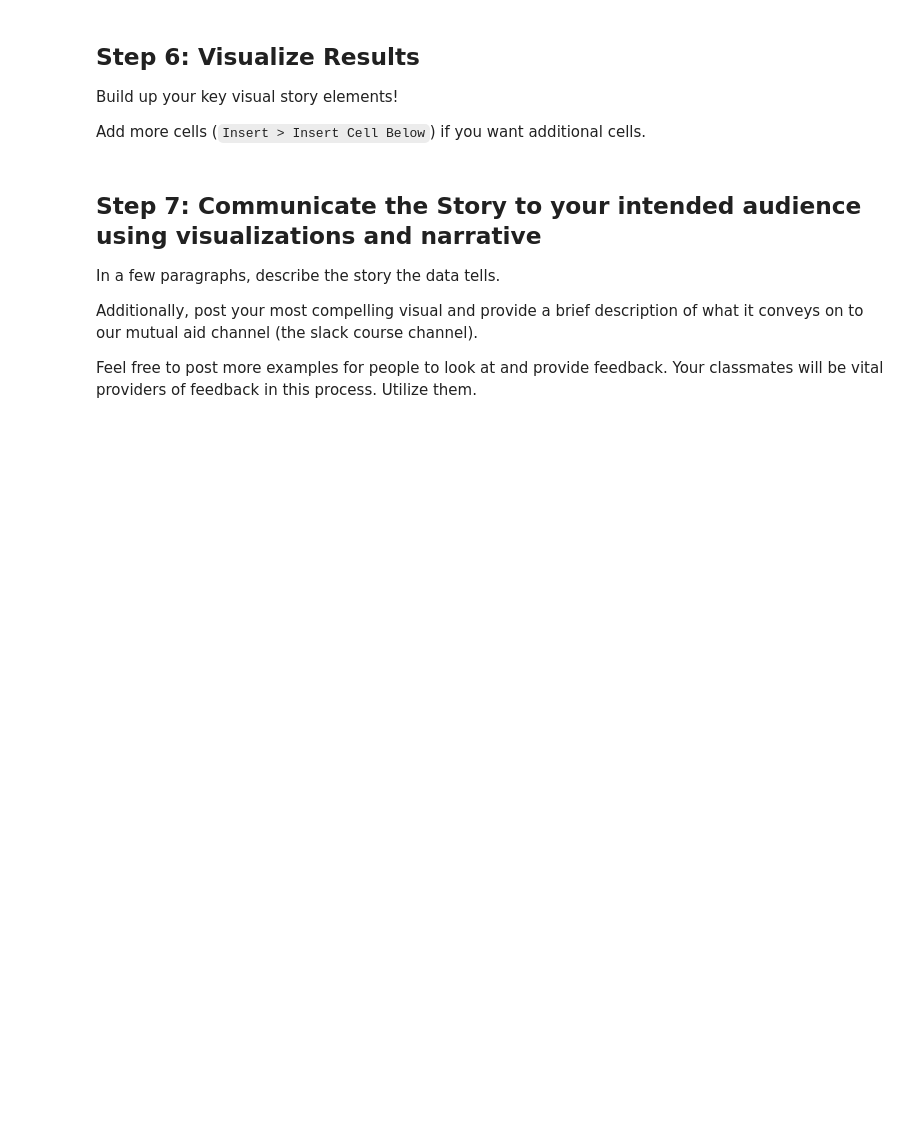
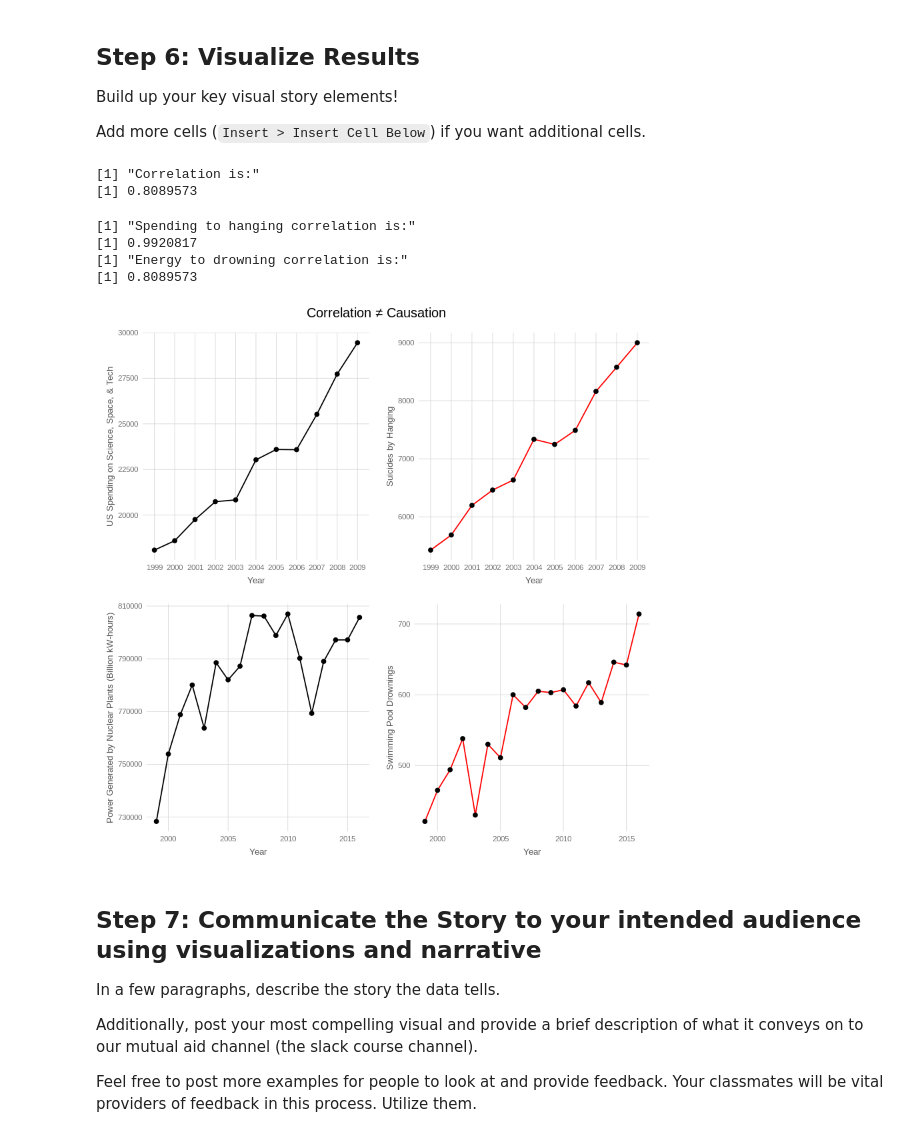
Before and after one commit to SteeltownRiot/DSA, a Jupyter notebook: DSA-7010/Module 8 - Storytelling with Data/Final_Project_Story.ipynb, the cells around one changed output. Cells and saved outputs as stored; diff of their text form; code cells hidden in the pictures; blank space fills up the shorter version.

```diff
--- a/DSA-7010/Module 8 - Storytelling with Data/Final_Project_Story.ipynb
+++ b/DSA-7010/Module 8 - Storytelling with Data/Final_Project_Story.ipynb
@@ -123,0 +194,10 @@ FileNotFoundError: [Errno 2] No such file or directory: '/f21dsa7010_jch5x8/modu
+# %%
+# Get valid column names
+colnames(df1) <- make.names(colnames(df1), unique = TRUE)
+
+df1
+
+# Drop unneccesary columns
+spending <- subset(df1, select = c(Year,Federal.government))
+
+spending
@@ -137,3 +657,47 @@ Add more cells (`Insert > Insert Cell Below`) if you want additional cells.
+# %%
+p1 <- ggplot(spend_hang, aes(x = Year, group = 1), ylim = c(15, 30)) +
+    geom_line(aes(y = round(US.Spending.on.Science, digits = 1)), color = "black") +
+    geom_point(aes(y = round(US.Spending.on.Science))) +
+    ylab("US Spending on Science, Space, & Tech") +
+    my_theme()
+
+p2 <- ggplot(spend_hang, aes(x = Year, group = 1), ylim = c(5000, 9000)) +
+    geom_line(aes(y = Suicides.by.Hanging), color = "red") +
+    geom_point(aes(y = Suicides.by.Hanging)) +
+    ylab("Suicides by Hanging") +
+    my_theme()
+# %%
+p3 <- ggplot(energy_pool, aes(x = Year, group = 1), ylim = c(700, 850)) +
+    geom_line(aes(y = round(Nuclear.Power.Generated, digits = 1)), color = "black") +
+    geom_point(aes(y = round(Nuclear.Power.Generated))) +
+    ylab("Power Generated by Nuclear Plants (Billion kW-hours)") +
+    my_theme()
+
+p4 <- ggplot(energy_pool, aes(x = Year, group = 1), ylim = c(400, 700)) +
+    geom_line(aes(y = Drownings.in.Swimming.Pool), color = "red") +
+    geom_point(aes(y = Drownings.in.Swimming.Pool)) +
+    ylab("Swimming Pool Drownings") +
+    my_theme()
+
+print("Correlation is:")
+print(cor(energy_pool$Nuclear.Power.Generated, energy_pool$Drownings.in.Swimming.Pool))
+# %% [output]
+[1] "Correlation is:"
+[1] 0.8089573
+# %%
+print("Spending to hanging correlation is:")
+print(cor(spend_hang$US.Spending.on.Science, spend_hang$Suicides.by.Hanging))
+
+grid.arrange(p1, p2, p3, p4, ncol = 2, nrow = 2, top = textGrob("Correlation ≠ Causation"))
+
+print("Energy to drowning correlation is:")
+print(cor(energy_pool$Nuclear.Power.Generated, energy_pool$Drownings.in.Swimming.Pool))
+# %% [output]
+[1] "Spending to hanging correlation is:"
+[1] 0.9920817
+[1] "Energy to drowning correlation is:"
+[1] 0.8089573
+[figure, added]
 # %% [markdown]
 ## Step 7: Communicate the Story to your intended audience using visualizations and narrative
 
```
Also changed, not shown: parts of 23 cells of this notebook, 12 other files.
